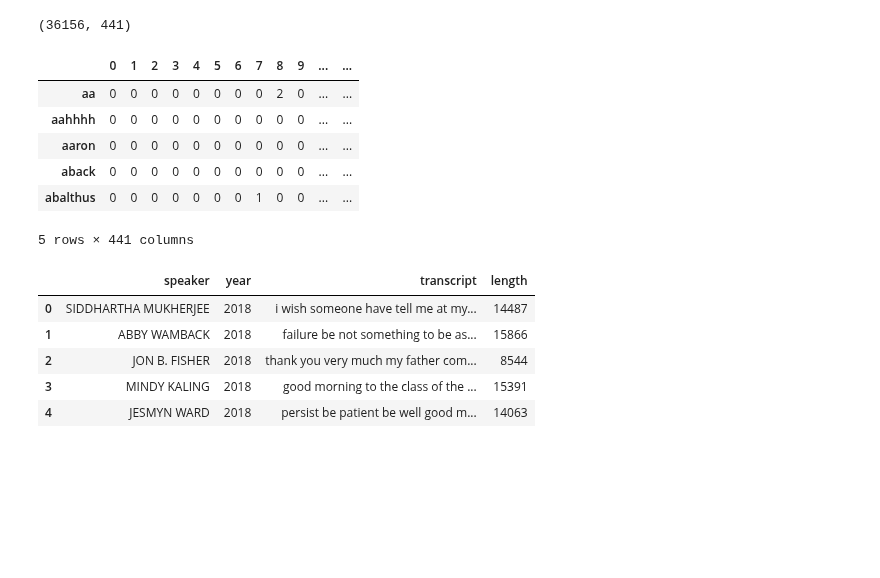
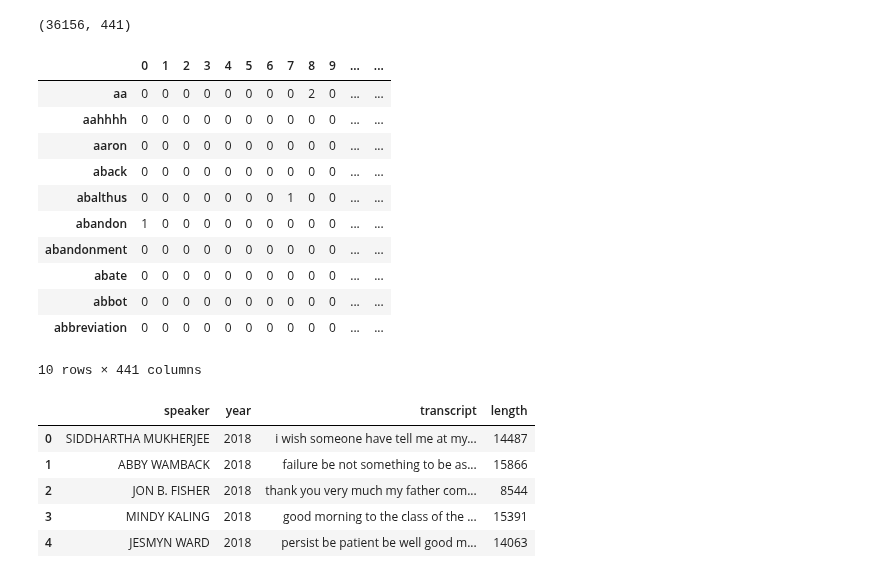
Before and after one commit to katiehuang1221/NLP-Analysis-On-Motivational-Speeches, a Jupyter notebook: notebook/05_topic_modeling_1.ipynb, the cells around one changed output. Cells and saved outputs as stored; diff of their text form; code cells hidden in the pictures; blank space fills up the shorter version.

```diff
--- a/notebook/05_topic_modeling_1.ipynb
+++ b/notebook/05_topic_modeling_1.ipynb
@@ -38,15 +38,20 @@ tdm.shape
 # %% [output]
 (36156, 441)
 # %%
-tdm.head()
+tdm.head(10)
 # %% [output]
 |  | 0 | 1 | 2 | 3 | 4 | 5 | 6 | 7 | 8 | 9 | ... | ... |
 | aa | 0 | 0 | 0 | 0 | 0 | 0 | 0 | 0 | 2 | 0 | ... | ... |
 | aahhhh | 0 | 0 | 0 | 0 | 0 | 0 | 0 | 0 | 0 | 0 | ... | ... |
 | aaron | 0 | 0 | 0 | 0 | 0 | 0 | 0 | 0 | 0 | 0 | ... | ... |
 | aback | 0 | 0 | 0 | 0 | 0 | 0 | 0 | 0 | 0 | 0 | ... | ... |
 | abalthus | 0 | 0 | 0 | 0 | 0 | 0 | 0 | 1 | 0 | 0 | ... | ... |
+| abandon | 1 | 0 | 0 | 0 | 0 | 0 | 0 | 0 | 0 | 0 | ... | ... |
+| abandonment | 0 | 0 | 0 | 0 | 0 | 0 | 0 | 0 | 0 | 0 | ... | ... |
+| abate | 0 | 0 | 0 | 0 | 0 | 0 | 0 | 0 | 0 | 0 | ... | ... |
+| abbot | 0 | 0 | 0 | 0 | 0 | 0 | 0 | 0 | 0 | 0 | ... | ... |
+| abbreviation | 0 | 0 | 0 | 0 | 0 | 0 | 0 | 0 | 0 | 0 | ... | ... |
-5 rows × 441 columns
+10 rows × 441 columns
 # %%
 speech_df.head()
 # %% [output]
```
Also changed, not shown: parts of 15 cells of this notebook, 2 other files.
